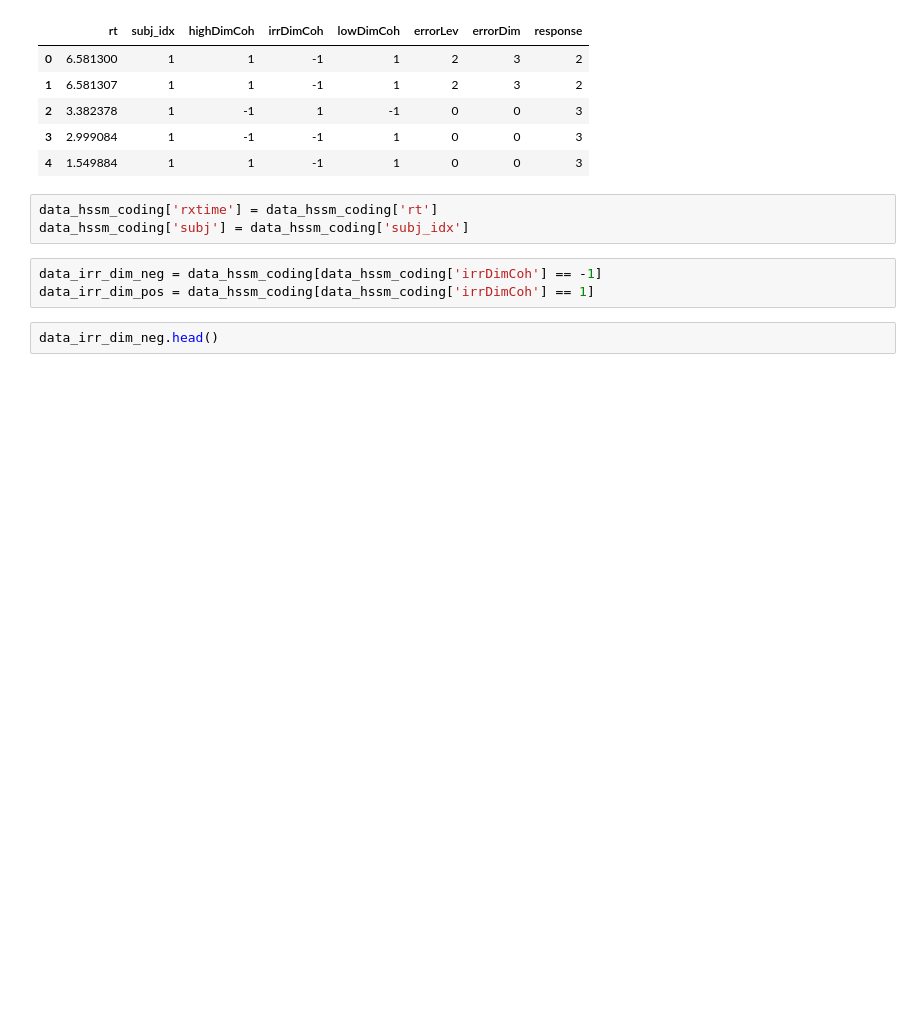
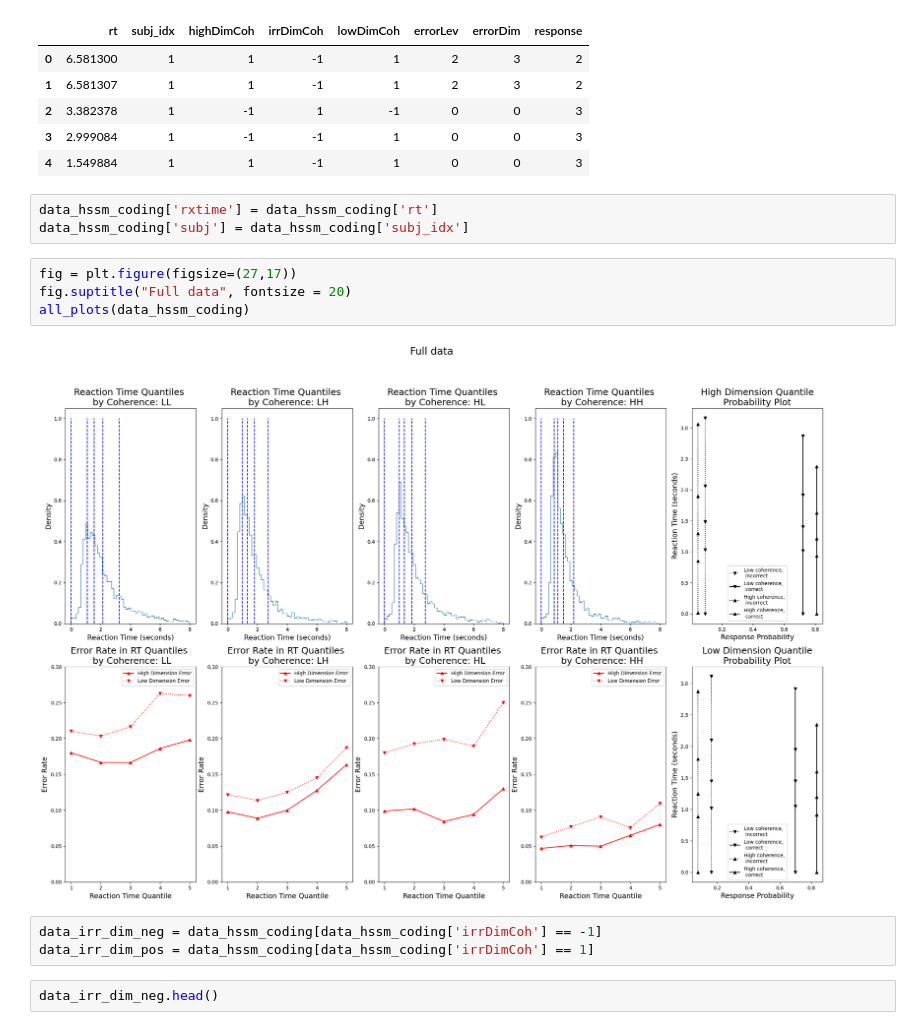
Before and after one commit to AndrewZhang599/chong-data, a Jupyter notebook: code/data_plotting.ipynb, the cells around one changed output. Saved outputs shown, nothing was run; the diff lists cells and outputs as text; blank space fills up the shorter version.

```diff
--- a/code/data_plotting.ipynb
+++ b/code/data_plotting.ipynb
@@ -18,6 +18,12 @@ data_hssm_coding.head()
 # %%
 data_hssm_coding['rxtime'] = data_hssm_coding['rt']
 data_hssm_coding['subj'] = data_hssm_coding['subj_idx']
+# %%
+fig = plt.figure(figsize=(27,17))
+fig.suptitle("Full data", fontsize = 20)
+all_plots(data_hssm_coding)
+# %% [output]
+[figure, added]
 # %%
 data_irr_dim_neg = data_hssm_coding[data_hssm_coding['irrDimCoh'] == -1]
 data_irr_dim_pos = data_hssm_coding[data_hssm_coding['irrDimCoh'] == 1]
```
Also changed, not shown: parts of 2 cells of this notebook, 1 other file.
